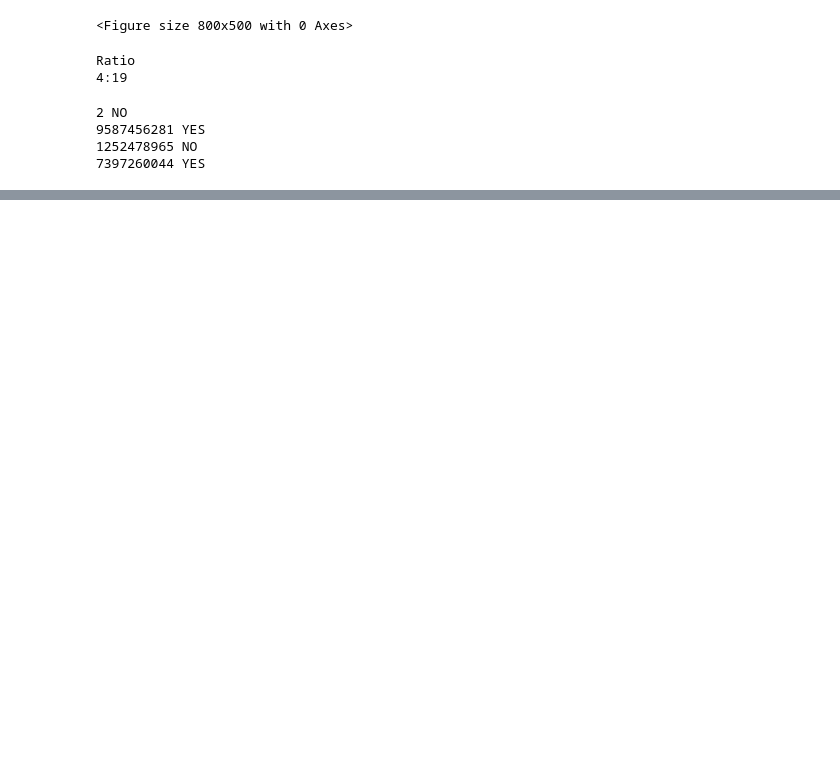
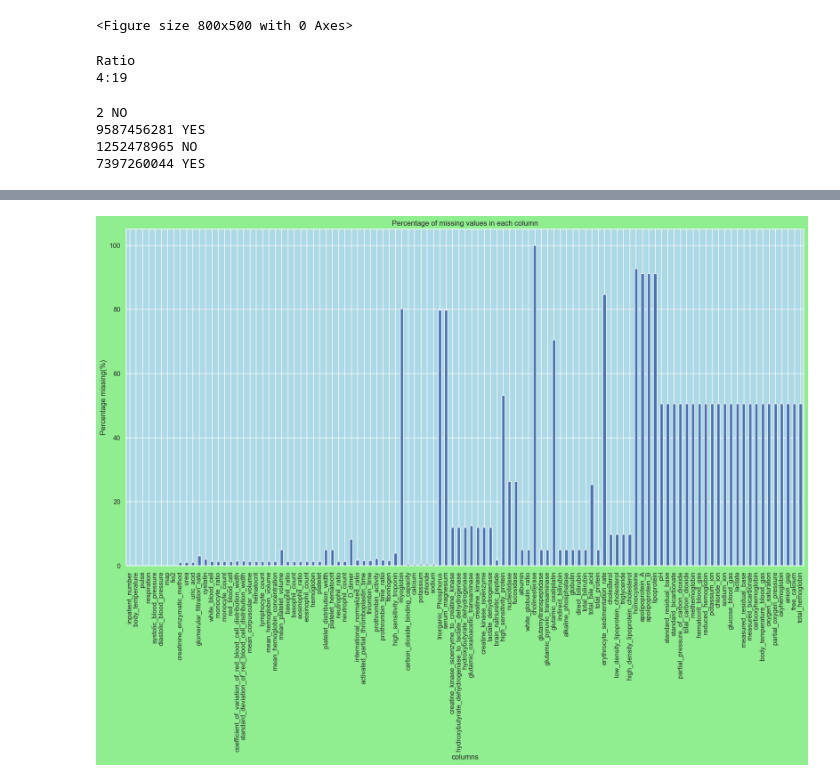
Before and after one commit to renu-matlib/Team18_Matlib_marvels_PythonHackathon_Apr24, a Jupyter notebook: Team18_Matlib_marvels_Main80Questions.ipynb, the cells around one changed output, grey strips where cells are left out. Cells and saved outputs as stored; diff of their text form; code cells hidden in the pictures; blank space fills up the shorter version.

```diff
--- a/Team18_Matlib_marvels_Main80Questions.ipynb
+++ b/Team18_Matlib_marvels_Main80Questions.ipynb
@@ -81,3 +25,2 @@ df_PH
 # %%
-df_labs = pd.read_excel('Cardiac_Outcomes.xlsx', sheet_name = 'Labs')
-df_labs
+df_Labs = pd.read_excel('Cardiac_Outcomes.xlsx', sheet_name = 'Labs')
@@ -250,0 +177,14 @@ Provide discharge days 50
+# %%
+# Q10. Display percentage of missing values in each column in the table labs. show the distribution as a bar graph
+
+missing_values_percentages=df_Labs.isnull().mean()*100
+plt.figure(figsize=(20,10))
+missing_values_percentages.plot(kind='bar')
+plt.title('Percentage of missing values in each column')
+plt.xlabel('columns')
+plt.ylabel('Percentage missing(%)')
+plt.show()
+sns.set_style('darkgrid')
+sns.set(rc={'axes.facecolor':'lightpink','figure.facecolor':'lightblue'})
+# %% [output]
+[figure, added]
```
Also changed, not shown: parts of 15 cells of this notebook.
